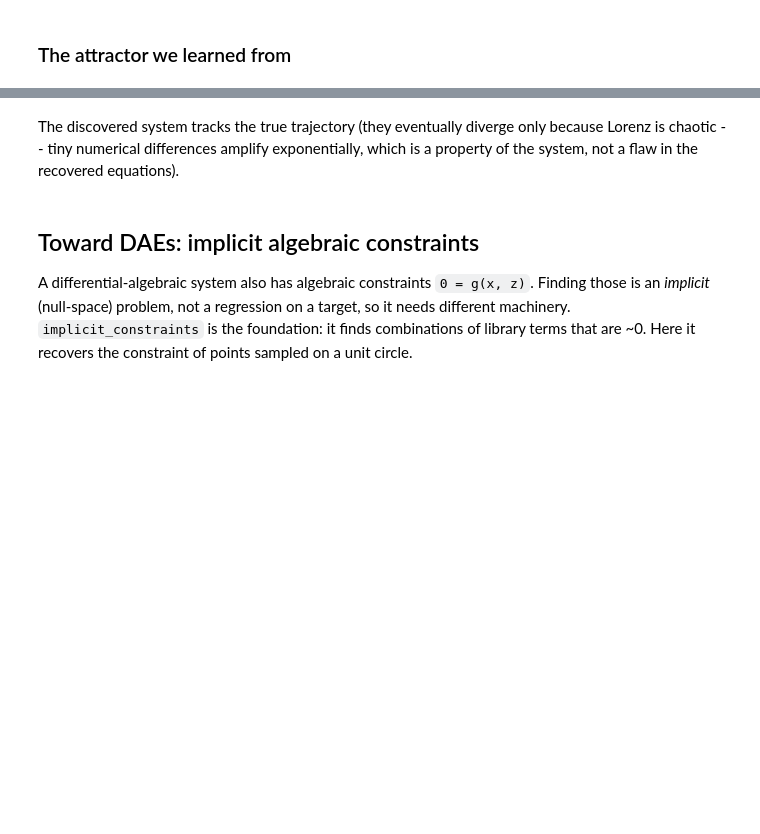
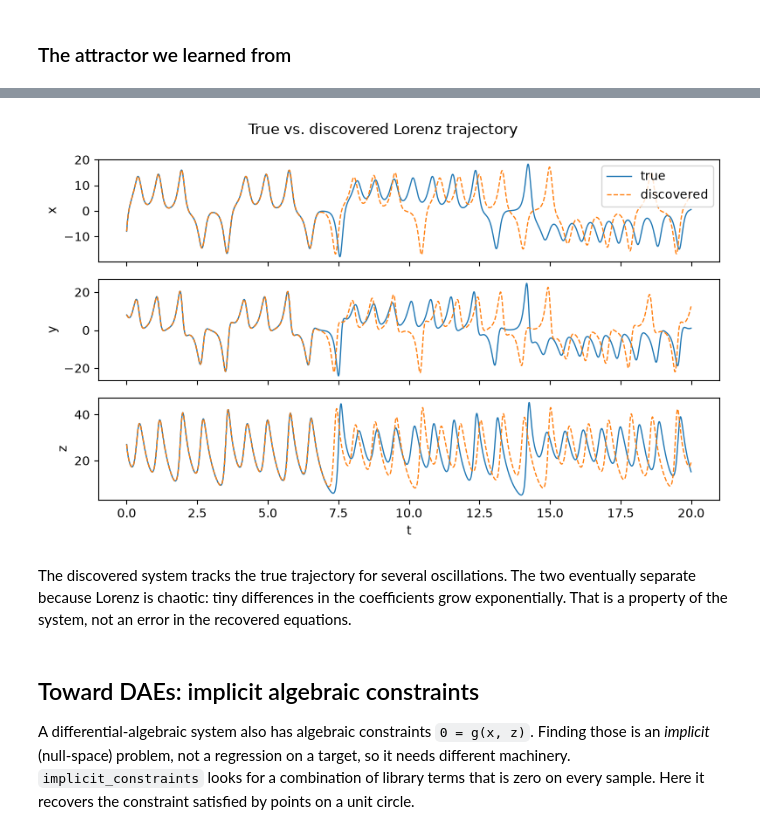
Before and after one commit to jkitchin/jax-ibart, a Jupyter notebook: docs/examples/05_dynamics.ipynb, the cells around one changed output, grey strips where cells are left out. Drawn from its saved outputs; the diff is of its cells as text; code cells hidden in the pictures; blank space fills up the shorter version.

```diff
--- a/docs/examples/05_dynamics.ipynb
+++ b/docs/examples/05_dynamics.ipynb
@@ -78,35 +86,33 @@ condition and compare to the true trajectory.
 # %%
 funcs = [sp.lambdify(syms, e, "numpy") for e in system.rhs]
-
-
 def learned(t, s):
     return [float(f(*s)) for f in funcs]
-
 
 sol2 = solve_ivp(learned, [t[0], t[-1]], [-8, 8, 27], t_eval=t, rtol=1e-9, atol=1e-9)
 Xh = sol2.y.T
 
 fig, axes = plt.subplots(3, 1, figsize=(8, 5), sharex=True)
 for i, (ax, name) in enumerate(zip(axes, ["x", "y", "z"])):
     ax.plot(t, X[:, i], lw=1.0, label="true")
     ax.plot(t, Xh[:, i], "--", lw=1.0, label="discovered")
     ax.set_ylabel(name)
-axes[0].legend(loc="upper right")
-axes[-1].set_xlabel("t")
+axes[0].legend(loc="upper right"); axes[-1].set_xlabel("t")
 fig.suptitle("True vs. discovered Lorenz trajectory")
-fig.tight_layout()
-plt.show()
+fig.tight_layout(); plt.show()
+# %% [output]
+[figure, added]
 # %% [markdown]
-The discovered system tracks the true trajectory (they eventually diverge only
-because Lorenz is chaotic -- tiny numerical differences amplify exponentially,
-which is a property of the system, not a flaw in the recovered equations).
+The discovered system tracks the true trajectory for several oscillations. The
+two eventually separate because Lorenz is chaotic: tiny differences in the
+coefficients grow exponentially. That is a property of the system, not an error
+in the recovered equations.
 # %% [markdown]
 ## Toward DAEs: implicit algebraic constraints
 
 A differential-algebraic system also has algebraic constraints `0 = g(x, z)`.
 Finding those is an *implicit* (null-space) problem, not a regression on a
-target, so it needs different machinery. `implicit_constraints` is the
-foundation: it finds combinations of library terms that are ~0. Here it recovers
-the constraint of points sampled on a unit circle.
+target, so it needs different machinery. `implicit_constraints` looks for a
+combination of library terms that is zero on every sample. Here it recovers
+the constraint satisfied by points on a unit circle.
 # %%
 theta = np.linspace(0, 2 * np.pi, 200)
```
Also changed, not shown: parts of 11 cells of this notebook, 23 other files.
